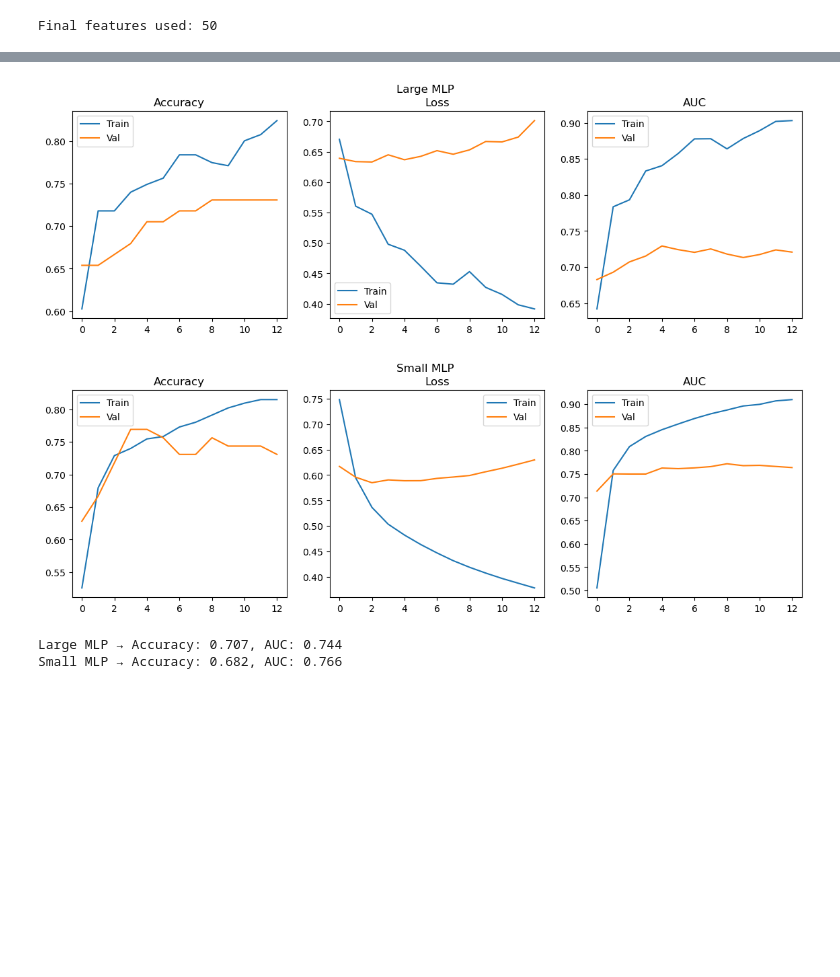
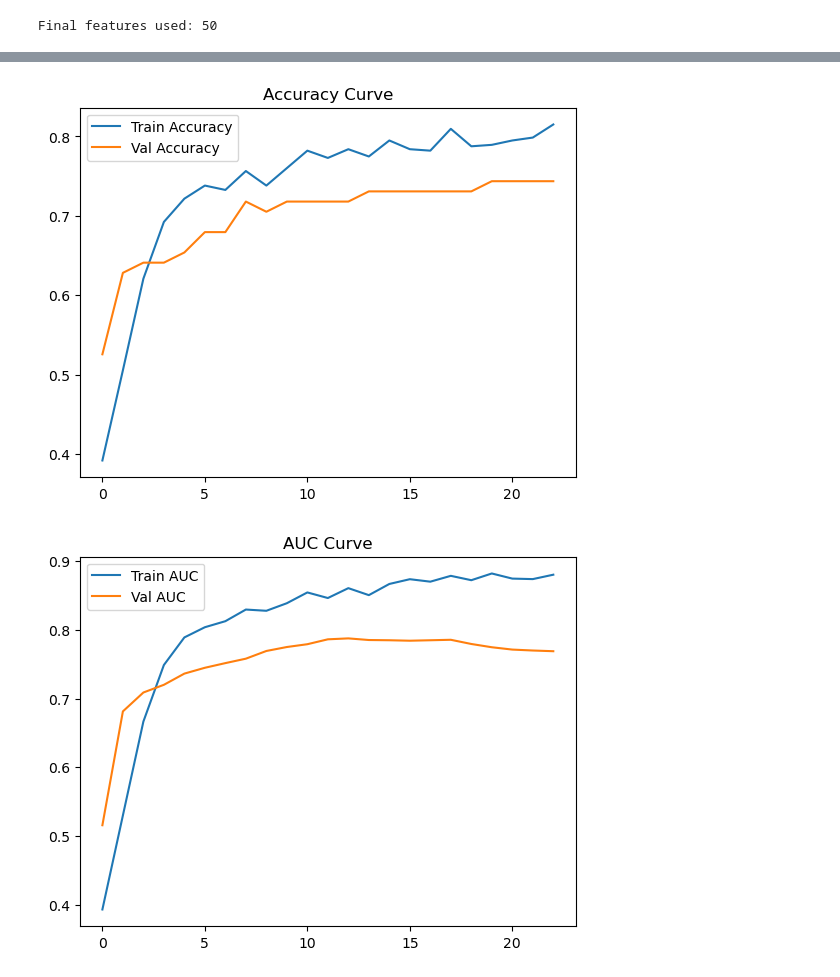
Before and after one commit to trinabh12/Pediatric-Appendicitis-Prediction-and-Diagnosis-using-Machine-Learning, a Jupyter notebook: notebooks/MLP_for_phase1_test.ipynb, the cells around one changed output, grey strips where cells are left out. Saved outputs shown, nothing was run; the diff lists cells and outputs as text; code cells hidden in the pictures; blank space fills up the shorter version.

```diff
--- a/notebooks/MLP_for_phase1_test.ipynb
+++ b/notebooks/MLP_for_phase1_test.ipynb
@@ -143,11 +126,18 @@ early_stop = tf.keras.callbacks.EarlyStopping(
 # %%
-history_large = large_mlp.fit(
-    X_train, y_train,
-    validation_data=(X_val, y_val),
+early_stop = EarlyStopping(
+    monitor="val_auc",
+    patience=10,
+    mode="max",
+    restore_best_weights=True,
+    verbose=1
+)
+
+history = small_mlp.fit(
+    X_train_scaled, y_train,
+    validation_data=(X_val_scaled, y_val),
     epochs=100,
     batch_size=16,
-    class_weight=class_weights,
-    callbacks=[early_stop],   # remove if not needed
+    callbacks=[early_stop],
     verbose=1
 )
 # %% [output]
@@ -199,43 +161,15 @@ Epoch 13/100
 # %%
-def plot_history(history, title):
-    plt.figure(figsize=(14,4))
+plt.plot(history.history["accuracy"], label="Train Accuracy")
+plt.plot(history.history["val_accuracy"], label="Val Accuracy")
+plt.legend()
+plt.title("Accuracy Curve")
+plt.show()
 
-    # Accuracy
-    plt.subplot(1,3,1)
-    plt.plot(history.history["accuracy"], label="Train")
-    plt.plot(history.history["val_accuracy"], label="Val")
-    plt.title("Accuracy")
-    plt.legend()
-
-    # Loss
-    plt.subplot(1,3,2)
-    plt.plot(history.history["loss"], label="Train")
-    plt.plot(history.history["val_loss"], label="Val")
-    plt.title("Loss")
-    plt.legend()
-
-    # AUC
-    plt.subplot(1,3,3)
-    plt.plot(history.history["auc"], label="Train")
-    plt.plot(history.history["val_auc"], label="Val")
-    plt.title("AUC")
-    plt.legend()
-
-    plt.suptitle(title)
-    plt.show()
-
-plot_history(history_large, "Large MLP")
-plot_history(history_small, "Small MLP")
+plt.plot(history.history["auc"], label="Train AUC")
+plt.plot(history.history["val_auc"], label="Val AUC")
+plt.legend()
+plt.title("AUC Curve")
+plt.show()
 # %% [output]
-[figure, old version]
+[figure, new version]
-[figure, old version]
+[figure, new version]
-# %%
-def evaluate_model(model, name):
-    loss, acc, auc_score = model.evaluate(X_test, y_test, verbose=0)
-    print(f"{name} → Accuracy: {acc:.3f}, AUC: {auc_score:.3f}")
-
-evaluate_model(large_mlp, "Large MLP")
-evaluate_model(small_mlp, "Small MLP")
-# %% [output]
-Large MLP → Accuracy: 0.707, AUC: 0.744
-Small MLP → Accuracy: 0.682, AUC: 0.766
```
Also changed, not shown: parts of 18 cells of this notebook.
